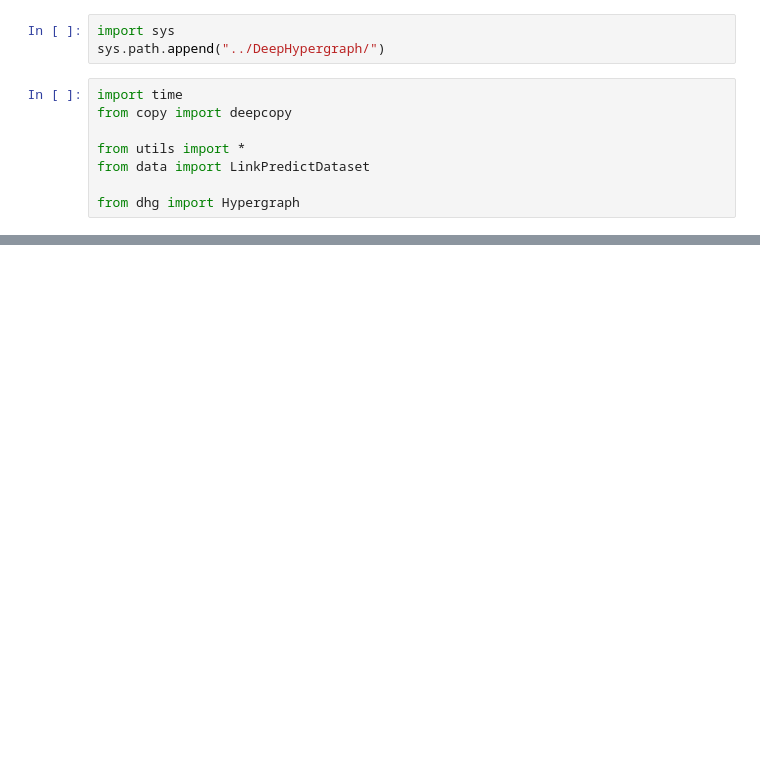
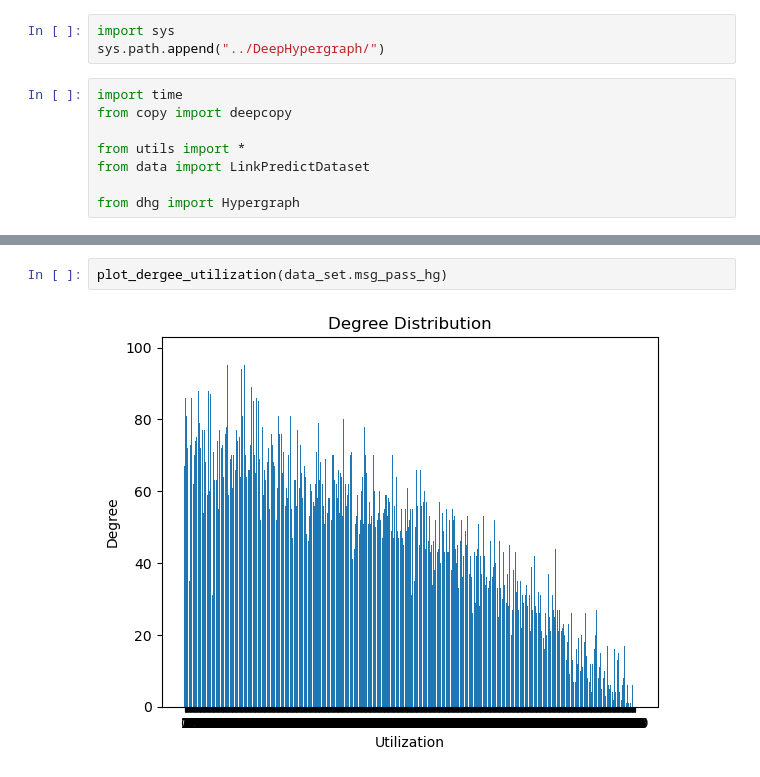
Before and after one commit to unccx/schedulability-prediction, a Jupyter notebook: dergee_visualization.ipynb, the cells around one changed output, grey strips where cells are left out. Drawn from its saved outputs; the diff is of its cells as text; blank space fills up the shorter version.

```diff
--- a/dergee_visualization.ipynb
+++ b/dergee_visualization.ipynb
@@ -17,0 +19,4 @@ plot_dergee_utilization(data_set.original_hg)
+# %%
+plot_dergee_utilization(data_set.msg_pass_hg)
+# %% [output]
+[figure, added]
```
Also changed, not shown: parts of 4 cells of this notebook, 1 other file.
